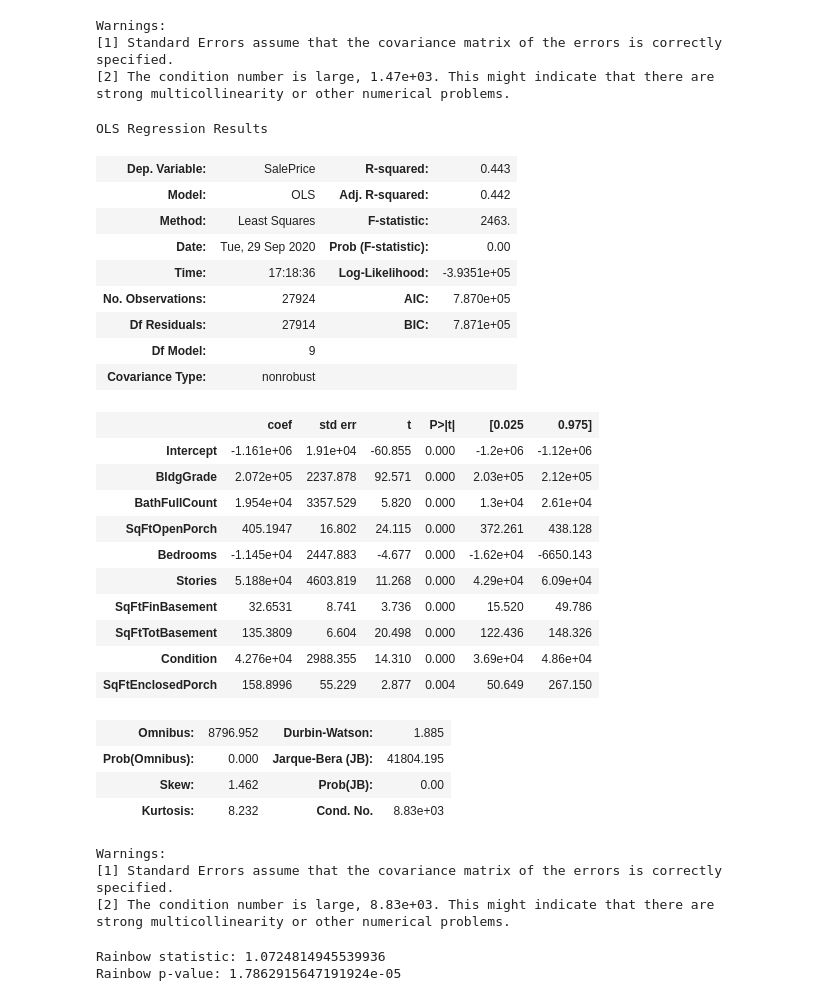
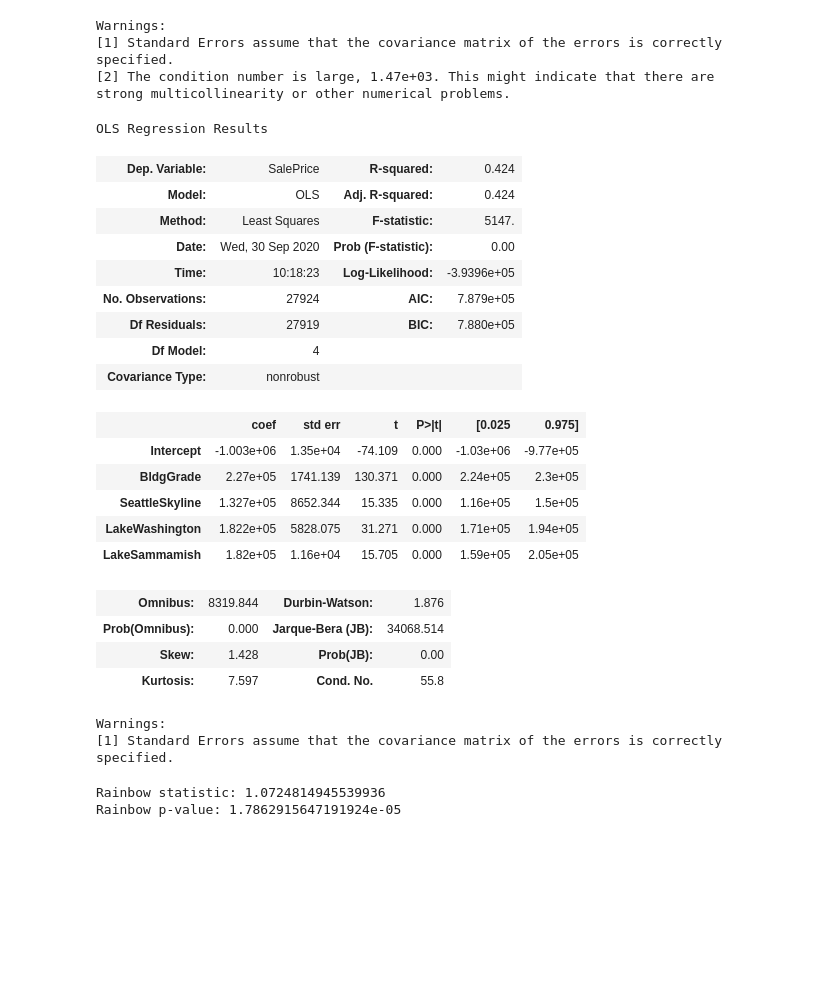
Before and after one commit to Jaccomando/phase_2_project_chicago-sf-seattle-ds-082420, a Jupyter notebook: exploratory/Jeff_Final_Data_EDA.ipynb, the cells around one changed output. Drawn from its saved outputs; the diff is of its cells as text; code cells hidden in the pictures; blank space fills up the shorter version.

```diff
--- a/exploratory/Jeff_Final_Data_EDA.ipynb
+++ b/exploratory/Jeff_Final_Data_EDA.ipynb
@@ -207,39 +207,32 @@ strong multicollinearity or other numerical problems.
 # FinBasementGrade
 # SqFtDeck
 # %%
-formula = 'SalePrice ~ BldgGrade + BathFullCount + SqFtOpenPorch + Bedrooms + Stories + SqFtFinBasement + SqFtTotBasement + Condition + SqFtEnclosedPorch'
+formula = 'SalePrice ~ BldgGrade + SeattleSkyline + LakeWashington + LakeSammamish'
 model = smf.ols(formula = formula, data = ordinal).fit()
 model.summary()
 # %% [output]
 OLS Regression Results
-| Dep. Variable: | SalePrice | R-squared: | 0.443 |
-| Model: | OLS | Adj. R-squared: | 0.442 |
-| Method: | Least Squares | F-statistic: | 2463. |
-| Date: | Tue, 29 Sep 2020 | Prob (F-statistic): | 0.00 |
-| Time: | 17:18:36 | Log-Likelihood: | -3.9351e+05 |
-| No. Observations: | 27924 | AIC: | 7.870e+05 |
-| Df Residuals: | 27914 | BIC: | 7.871e+05 |
-| Df Model: | 9 |  |  |
+| Dep. Variable: | SalePrice | R-squared: | 0.424 |
+| Model: | OLS | Adj. R-squared: | 0.424 |
+| Method: | Least Squares | F-statistic: | 5147. |
+| Date: | Wed, 30 Sep 2020 | Prob (F-statistic): | 0.00 |
+| Time: | 10:18:23 | Log-Likelihood: | -3.9396e+05 |
+| No. Observations: | 27924 | AIC: | 7.879e+05 |
+| Df Residuals: | 27919 | BIC: | 7.880e+05 |
+| Df Model: | 4 |  |  |
 | Covariance Type: | nonrobust |  |  |
 |  | coef | std err | t | P>|t| | [0.025 | 0.975] |
-| Intercept | -1.161e+06 | 1.91e+04 | -60.855 | 0.000 | -1.2e+06 | -1.12e+06 |
-| BldgGrade | 2.072e+05 | 2237.878 | 92.571 | 0.000 | 2.03e+05 | 2.12e+05 |
-| BathFullCount | 1.954e+04 | 3357.529 | 5.820 | 0.000 | 1.3e+04 | 2.61e+04 |
-| SqFtOpenPorch | 405.1947 | 16.802 | 24.115 | 0.000 | 372.261 | 438.128 |
-| Bedrooms | -1.145e+04 | 2447.883 | -4.677 | 0.000 | -1.62e+04 | -6650.143 |
-| Stories | 5.188e+04 | 4603.819 | 11.268 | 0.000 | 4.29e+04 | 6.09e+04 |
-| SqFtFinBasement | 32.6531 | 8.741 | 3.736 | 0.000 | 15.520 | 49.786 |
-| SqFtTotBasement | 135.3809 | 6.604 | 20.498 | 0.000 | 122.436 | 148.326 |
-| Condition | 4.276e+04 | 2988.355 | 14.310 | 0.000 | 3.69e+04 | 4.86e+04 |
-| SqFtEnclosedPorch | 158.8996 | 55.229 | 2.877 | 0.004 | 50.649 | 267.150 |
+| Intercept | -1.003e+06 | 1.35e+04 | -74.109 | 0.000 | -1.03e+06 | -9.77e+05 |
+| BldgGrade | 2.27e+05 | 1741.139 | 130.371 | 0.000 | 2.24e+05 | 2.3e+05 |
+| SeattleSkyline | 1.327e+05 | 8652.344 | 15.335 | 0.000 | 1.16e+05 | 1.5e+05 |
+| LakeWashington | 1.822e+05 | 5828.075 | 31.271 | 0.000 | 1.71e+05 | 1.94e+05 |
+| LakeSammamish | 1.82e+05 | 1.16e+04 | 15.705 | 0.000 | 1.59e+05 | 2.05e+05 |
-| Omnibus: | 8796.952 | Durbin-Watson: | 1.885 |
-| Prob(Omnibus): | 0.000 | Jarque-Bera (JB): | 41804.195 |
-| Skew: | 1.462 | Prob(JB): | 0.00 |
-| Kurtosis: | 8.232 | Cond. No. | 8.83e+03 |
+| Omnibus: | 8319.844 | Durbin-Watson: | 1.876 |
+| Prob(Omnibus): | 0.000 | Jarque-Bera (JB): | 34068.514 |
+| Skew: | 1.428 | Prob(JB): | 0.00 |
+| Kurtosis: | 7.597 | Cond. No. | 55.8 |
 Warnings:
 [1] Standard Errors assume that the covariance matrix of the errors is correctly specified.
-[2] The condition number is large, 8.83e+03. This might indicate that there are
-strong multicollinearity or other numerical problems.
 # %%
 from statsmodels.stats.diagnostic import linear_rainbow, het_breuschpagan
 rainbow_statistic, rainbow_p_value = linear_rainbow(model)
```
Also changed, not shown: parts of 26 cells of this notebook, 1 other file.
